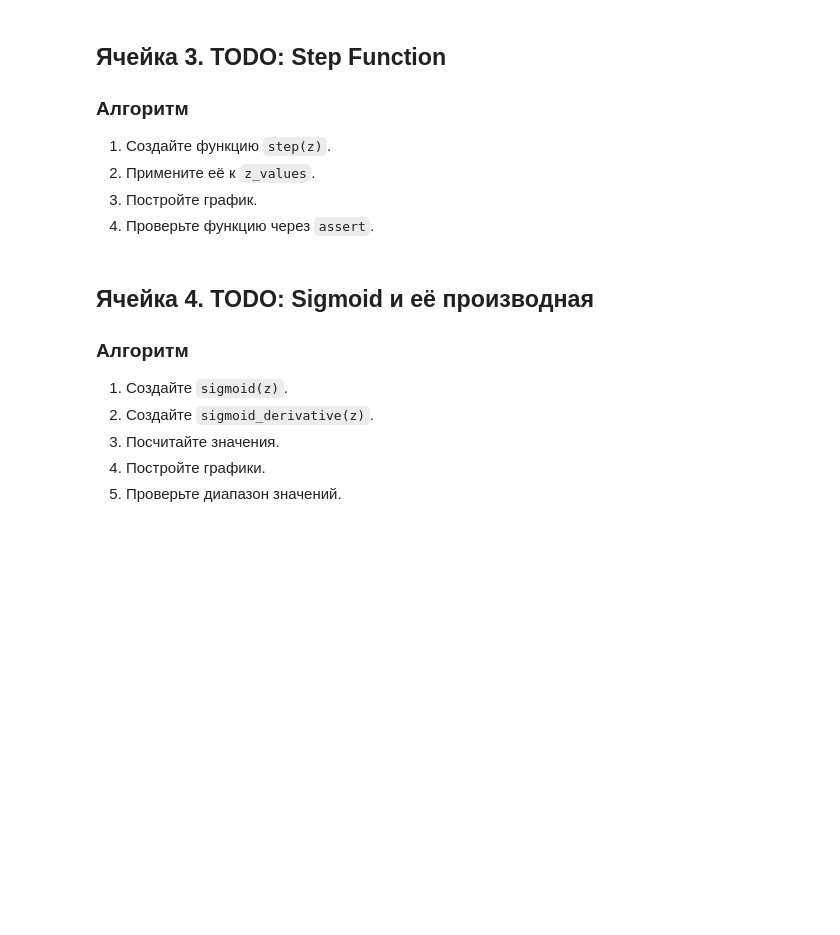
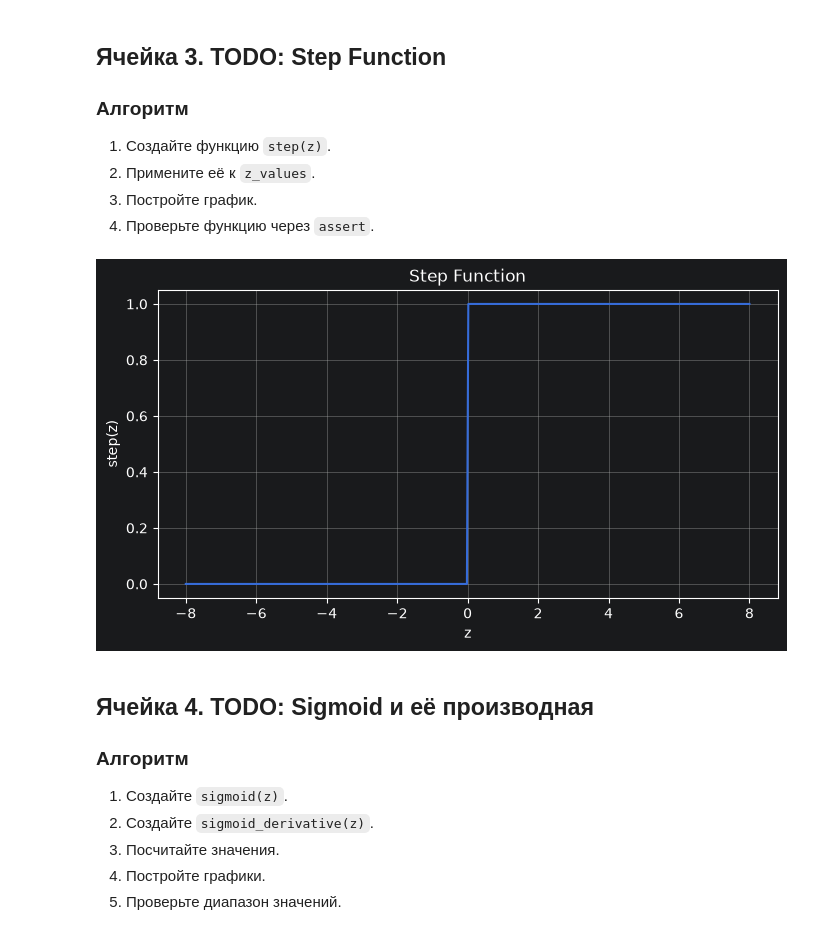
Before and after one commit to FelixTheCatW/study-dml, a Jupyter notebook: notebooks/block8_lesson03_activation_functions_todo.ipynb, the cells around one changed output. Drawn from its saved outputs; the diff is of its cells as text; code cells hidden in the pictures; blank space fills up the shorter version.

```diff
--- a/notebooks/block8_lesson03_activation_functions_todo.ipynb
+++ b/notebooks/block8_lesson03_activation_functions_todo.ipynb
@@ -225,15 +225,24 @@ Maximum: 6.0
 # %%
 # TODO: создайте функцию step(z)
 
 # TODO: создайте step_values
-
+step_values = step(z_values)
 # TODO: постройте график Step Function
-
+plt.figure(figsize=(8,4))
+plt.plot(z_values, step_values)
+plt.title("Step Function")
+plt.xlabel("z")
+plt.ylabel("step(z)")
+plt.grid(True)
+plt.show()
 # TODO: assert step(-1) == 0
-
+assert step(-1) == 0
 # TODO: assert step(0) == 1
-
+assert step(0) == 1
 # TODO: assert step(1) == 1
+assert step(1) == 1
+# %% [output]
+[figure, added]
 # %% [markdown]
 ## Ячейка 4. TODO: Sigmoid и её производная
 
```
Also changed, not shown: parts of 8 cells of this notebook, 2 other files.
